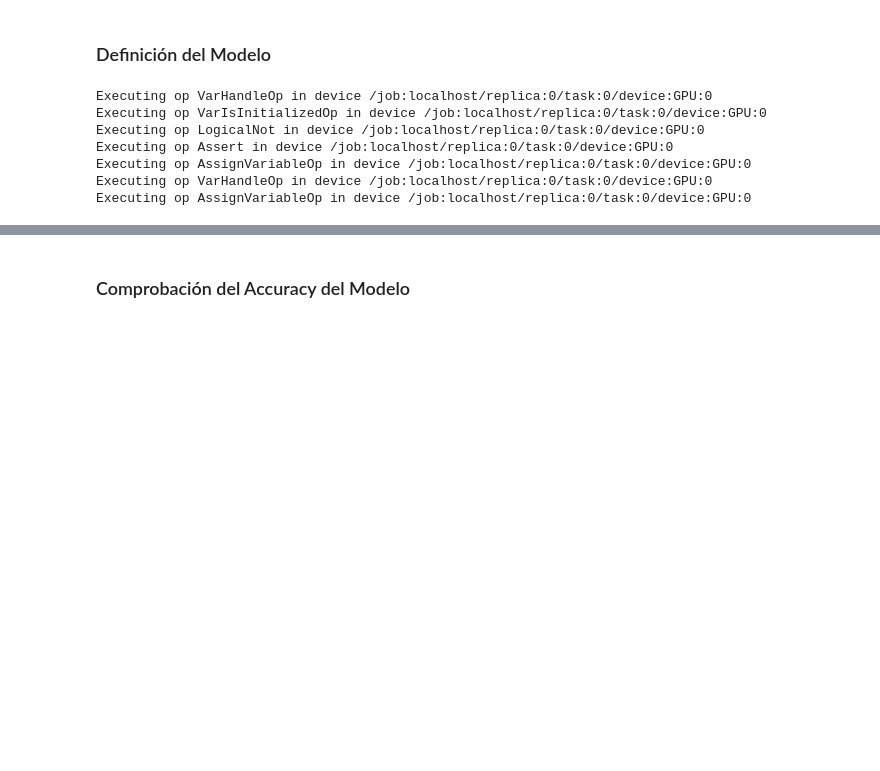
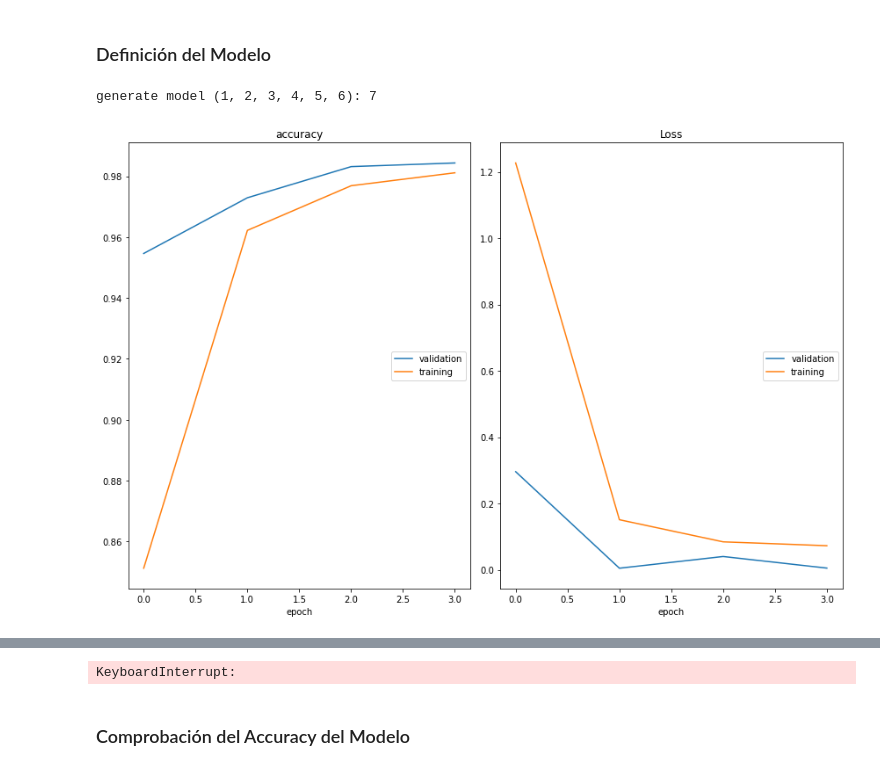
Before and after one commit to iareizagau/focusondriving, a Jupyter notebook: src/FocusOnDriving.ipynb, the cells around one changed output, grey strips where cells are left out. Drawn from its saved outputs; the diff is of its cells as text; code cells hidden in the pictures; blank space fills up the shorter version.

```diff
--- a/src/FocusOnDriving.ipynb
+++ b/src/FocusOnDriving.ipynb
@@ -83,7 +58,7 @@ clasess ['c0', 'c1', 'c2', 'c3', 'c4', 'c5', 'c6', 'c7', 'c8', 'c9']
 # %%
-directory = '.'
-train_data = f'{directory}/img/train'
-test_data = f'{directory}/img/test'
+train_data = f'./img/train'
+test_data = f'./img/test_1000'
+class_subset = sorted(os.listdir(train_data))
 ac_labels = {"c0": "safe driving",
              "c1": "texting - right",
              "c2": "talking on the phone - right",
@@ -301,3 +166,12 @@ for batch in train_generator.flow(x, batch_size=1,
         break
 # %% [markdown]
 ### Definición del Modelo
+# %%
+n_model = input('generate model (1, 2, 3, 4, 5, 6): ')
+input_shape = (224, 224, 3)
+n_classes=len(class_subset)
+optim = Adam(lr=0.0001)
+fine_tune=2
+n_epochs = 25
+# %% [output]
+generate model (1, 2, 3, 4, 5, 6): 7
@@ -371,47 +254,27 @@ def create_model(input_shape, n_classes, optimizer='rmsprop', fine_tune=0, n_mod
                   metrics=['accuracy'])
 
     return model
-# %%
-input_shape = (224, 224, 3)
-n_classes=len(class_subset)
-optim = Adam(lr=0.0001)
-fine_tune=2
-n_epochs = 25
-# %% [output]
-Executing op VarHandleOp in device /job:localhost/replica:0/task:0/device:GPU:0
-Executing op VarIsInitializedOp in device /job:localhost/replica:0/task:0/device:GPU:0
-Executing op LogicalNot in device /job:localhost/replica:0/task:0/device:GPU:0
-Executing op Assert in device /job:localhost/replica:0/task:0/device:GPU:0
-Executing op AssignVariableOp in device /job:localhost/replica:0/task:0/device:GPU:0
-Executing op VarHandleOp in device /job:localhost/replica:0/task:0/device:GPU:0
-Executing op AssignVariableOp in device /job:localhost/replica:0/task:0/device:GPU:0
 # %%
-plot_loss_1 = PlotLossesCallback()
-# EarlyStopping
-    early_stop = EarlyStopping(monitor='val_loss',
-                            patience=10,
-                            restore_best_weights=True,
-                            mode='min')
+traingen, validgen = train_valid_generator(n_model, train_data, class_subset, BATCH_SIZE)
+n_steps = traingen.samples // BATCH_SIZE
+n_val_steps = validgen.samples // BATCH_SIZE
 
-for n_model in [1, 2, 3, 4, 5]:
-    traingen, validgen = train_valid_generator(n_model, train_data, class_subset, BATCH_SIZE)
-    n_steps = traingen.samples // BATCH_SIZE
-    n_val_steps = validgen.samples // BATCH_SIZE
-
-    # ModelCheckpoint callback - save best weights
-    tl_checkpoint_1 = ModelCheckpoint(filepath=f'./model/model{n_model}.hdf5',
-                                    save_best_only=True,
-                                    verbose=1)
+# ModelCheckpoint callback - save best weights
+tl_checkpoint_1 = ModelCheckpoint(filepath=f'./model/model{n_model}.hdf5',
+                                save_best_only=True,
+                                verbose=1)
 
 
-    # Ajuste del Modelo con fine-tuning
-    model = create_model(input_shape, n_classes, optim, fine_tune, n_model)
-    model = model.fit(traingen,
-                      epochs=n_epochs,
-                      validation_data=validgen,
-                      steps_per_epoch=n_steps,
-                      validation_steps=n_val_steps,
-                      # callbacks=[tl_checkpoint_1, early_stop, PlotLossesCallback()],
-                      callbacks=[tl_checkpoint_1, PlotLossesCallback()],
-                      verbose=1)
+# Ajuste del Modelo con fine-tuning
+print(f'train model {n_model}')
+model = create_model(input_shape, n_classes, optim, fine_tune, n_model)
+model = model.fit(traingen,
+                  epochs=n_epochs,
+                  validation_data=validgen,
+                  steps_per_epoch=n_steps,
+                  validation_steps=n_val_steps,
+                  # callbacks=[tl_checkpoint_1, early_stop, PlotLossesCallback()],
+                  callbacks=[tl_checkpoint_1, PlotLossesCallback()],
+                  verbose=1)
 # %% [output]
+[figure, added]
@@ -435,3 +288,4 @@ Executing op VarHandleOp in device /job:localhost/replica:0/task:0/device:GPU:0
+KeyboardInterrupt:
 # %% [markdown]
 ### Comprobación del Accuracy del Modelo
 # %%
```
Also changed, not shown: parts of 18 cells of this notebook, 1 other file.
